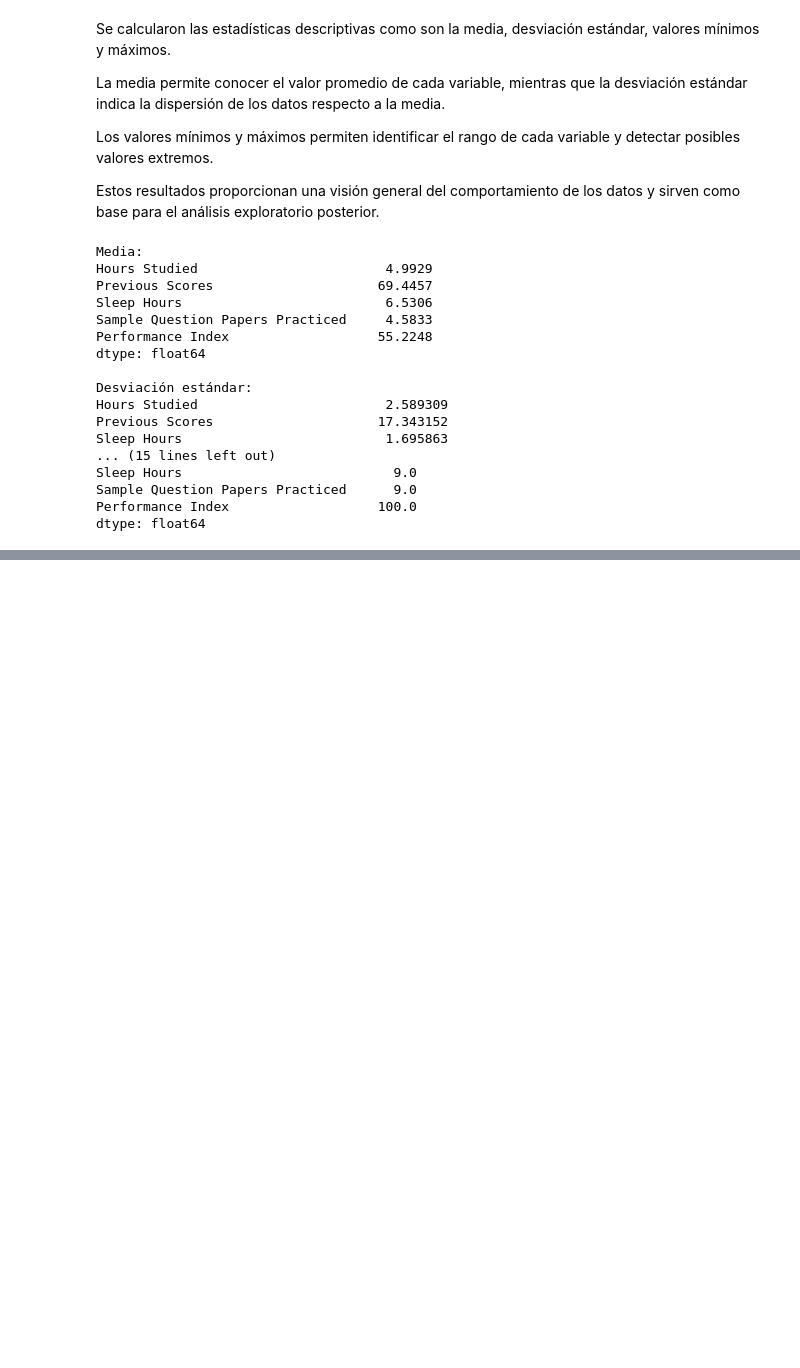
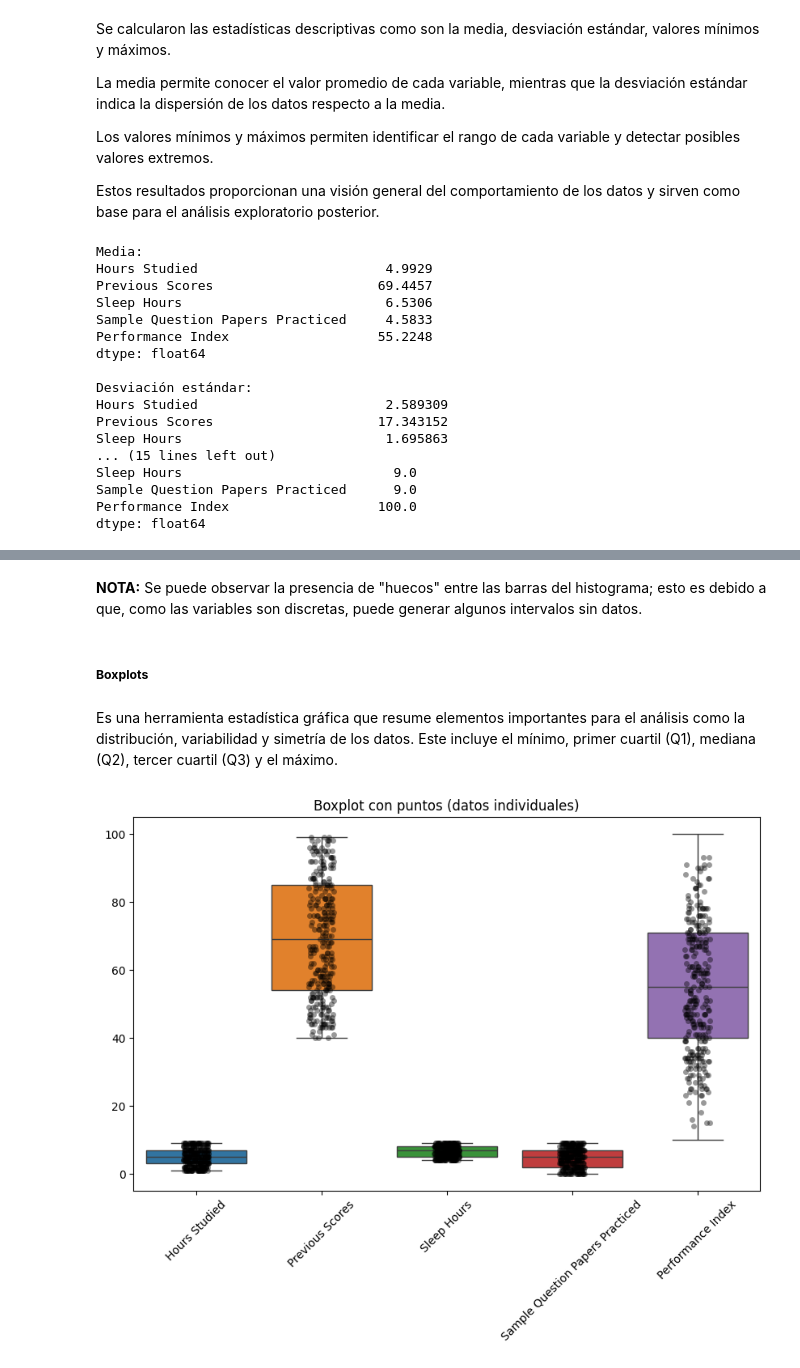
Before and after one commit to ChepeTEC/An-lisis-a-Data-Set-Student-Performance, a Jupyter notebook: Notebook.ipynb, the cells around one changed output, grey strips where cells are left out. Cells and saved outputs as stored; diff of their text form; code cells hidden in the pictures; blank space fills up the shorter version.

```diff
--- a/Notebook.ipynb
+++ b/Notebook.ipynb
@@ -108,0 +127,20 @@ dtype: float64
+# %% [markdown]
+**NOTA:** Se puede observar la presencia de "huecos" entre las barras del histograma; esto es debido a que, como las variables son discretas, puede generar algunos intervalos sin datos.
+# %% [markdown]
+##### **Boxplots**
+# %% [markdown]
+Es una herramienta estadística gráfica que resume elementos importantes para el análisis como la distribución, variabilidad y simetría de los datos. Este incluye el mínimo, primer cuartil (Q1), mediana (Q2), tercer cuartil (Q3) y el máximo.
+# %%
+import matplotlib.pyplot as plt
+import seaborn as sns
+
+plt.figure(figsize=(10,6))
+
+sns.boxplot(data=df)
+sns.stripplot(data=df.sample(300), color='black', alpha=0.4)
+
+plt.xticks(rotation=45)
+plt.title("Boxplot con puntos (datos individuales)")
+plt.show()
+# %% [output]
+[figure, added]
```
Also changed, not shown: parts of 18 cells of this notebook.
